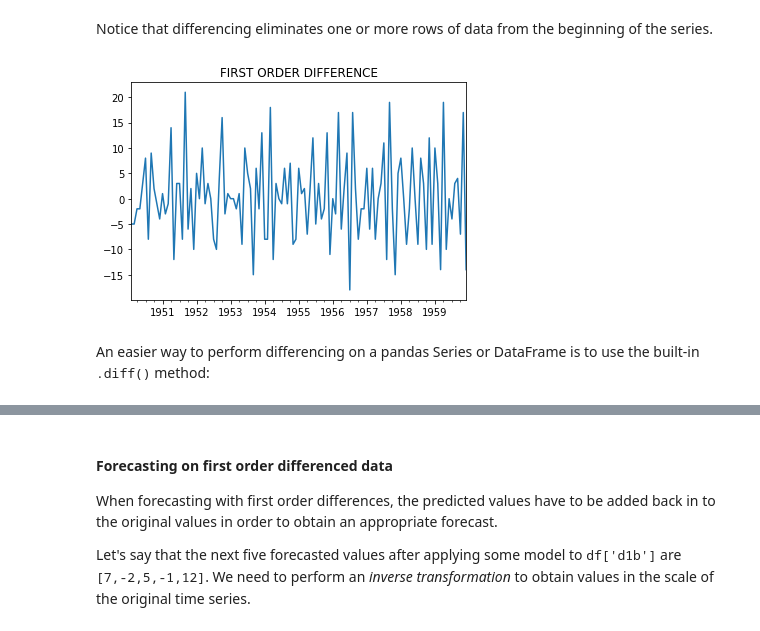
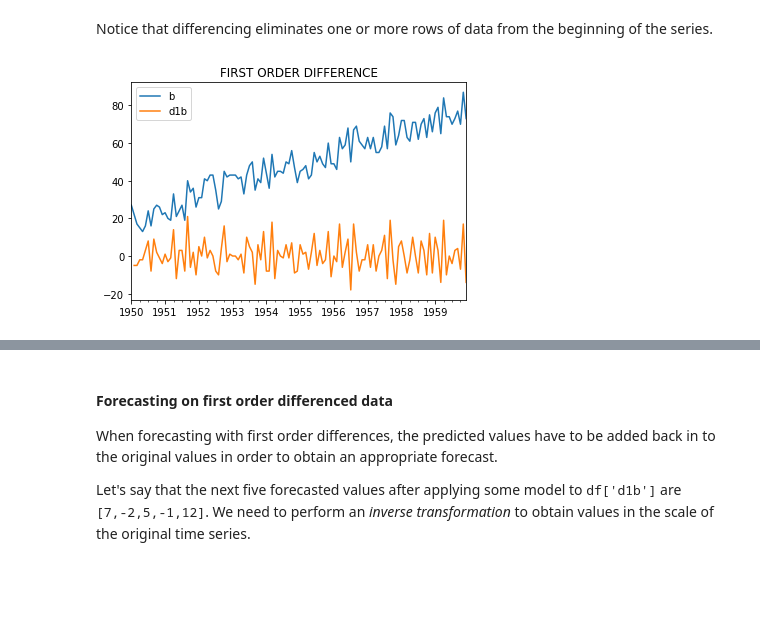
Before and after one commit to ntmai03/DataAnalysisProject, a Jupyter notebook: 05-TimeSeries/TimeSeries-02-FundamentalAnalysis.ipynb, the cells around one changed output, grey strips where cells are left out. Drawn from its saved outputs; the diff is of its cells as text; code cells hidden in the pictures; blank space fills up the shorter version.

```diff
--- a/05-TimeSeries/TimeSeries-02-FundamentalAnalysis.ipynb
+++ b/05-TimeSeries/TimeSeries-02-FundamentalAnalysis.ipynb
@@ -534,8 +526,6 @@ df2[['b','d1b']].head()
 # %% [markdown]
 Notice that differencing eliminates one or more rows of data from the beginning of the series.
 # %%
-df2['d1b'].plot(title="FIRST ORDER DIFFERENCE").autoscale(axis='x',tight=True);
+df2[['b','d1b']].plot(title="FIRST ORDER DIFFERENCE").autoscale(axis='x',tight=True);
 # %% [output]
-[figure, old version]
+[figure, new version]
-# %% [markdown]
-An easier way to perform differencing on a pandas Series or DataFrame is to use the built-in <tt>.diff()</tt> method:
```
Also changed, not shown: parts of 51 cells of this notebook, 1 other file.
